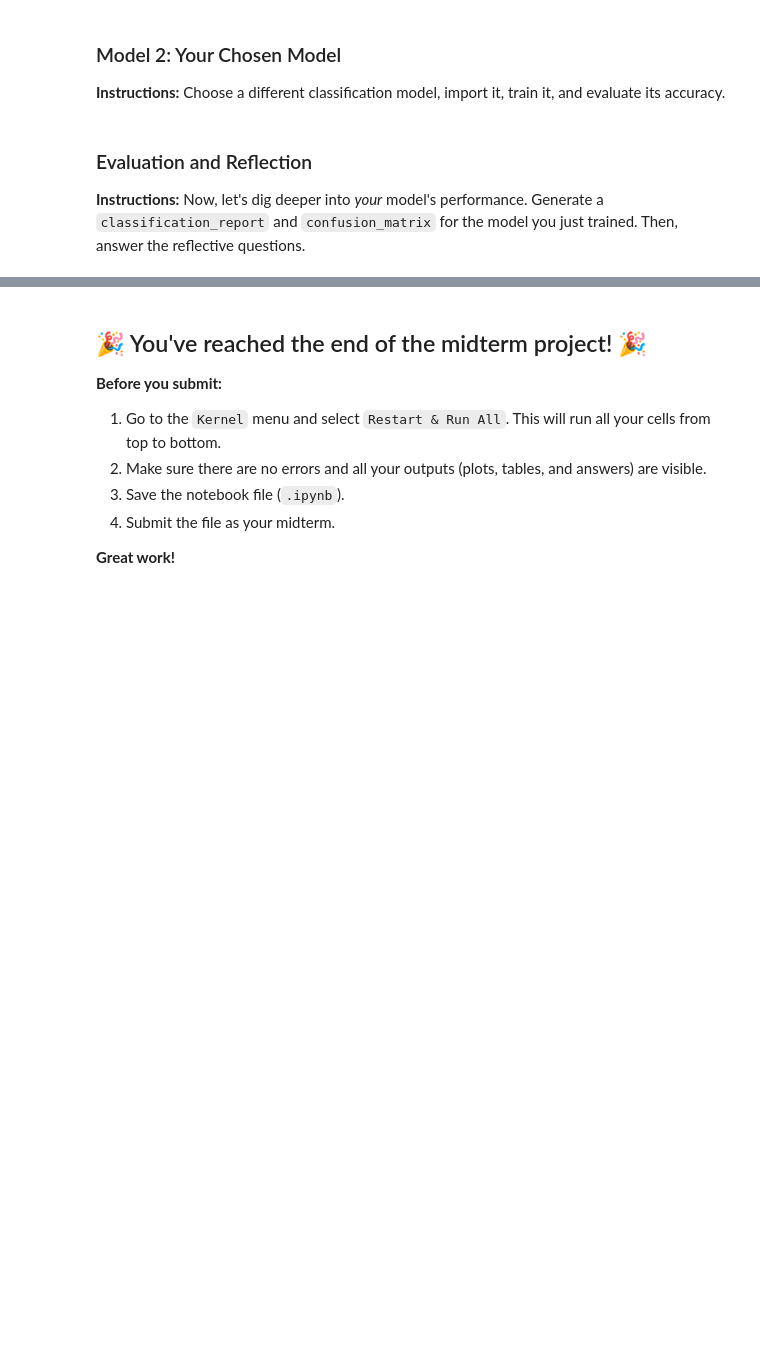
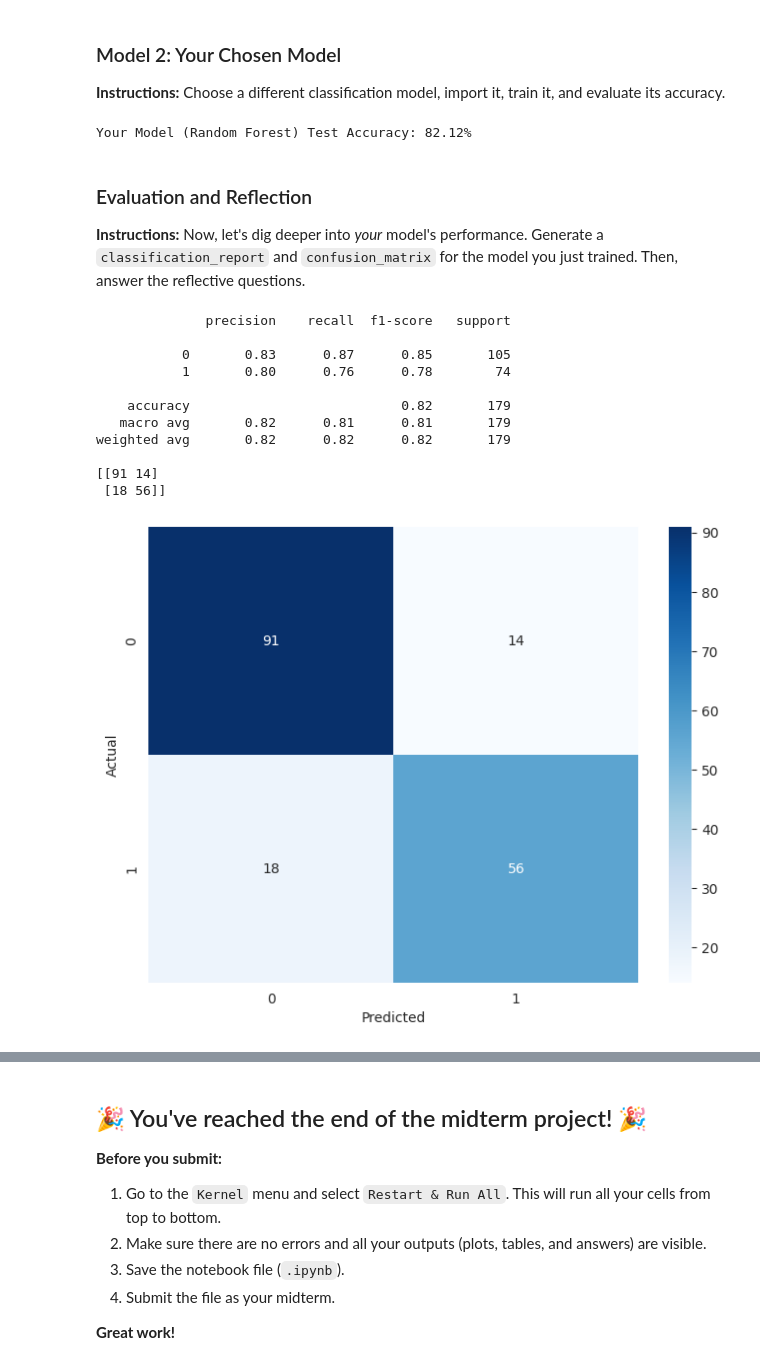
Before and after one commit to melanievillela/ITAI-1371-ML-Labs, a Jupyter notebook: 1371 Intro to Machine Learning/midterm/MT_MelanieVillela_ITAI1371.ipynb, the cells around one changed output, grey strips where cells are left out. Saved outputs shown, nothing was run; the diff lists cells and outputs as text; code cells hidden in the pictures; blank space fills up the shorter version.

```diff
--- a/1371 Intro to Machine Learning/midterm/MT_MelanieVillela_ITAI1371.ipynb
+++ b/1371 Intro to Machine Learning/midterm/MT_MelanieVillela_ITAI1371.ipynb
@@ -275,7 +275,7 @@ elif 'Sex' in df.columns:
 print("--- Encoding Example: Sex ---")
 print(df[['sex' if 'sex' in df.columns else 'Sex', 'sex_encoded']].head())
 
-pd.get_dummies(df, columns=['Embarked'], drop_first=True)
+df = pd.get_dummies(df, columns=['Embarked'], drop_first=True, dtype=int)
 
 print("--- Dataframe after your encoding ---")
 print(df.head())
@@ -333,6 +333,7 @@ from sklearn.metrics import accuracy_score, classification_report, confusion_mat
 
 # Drop non-numeric or irrelevant columns before defining features
 df_model = df.copy()
+df_model = df_model.replace({True: 1, False: 0})
 df_model = df_model.select_dtypes(include=np.number).dropna()
 
 if 'PassengerId' in df_model.columns:
@@ -377,48 +378,54 @@ Baseline Model (Logistic Regression) Test Accuracy: 81.01%
 # %%
 # --- ENTER YOUR CODE HERE ---
 # 1. Import your chosen model class
-# from sklearn.ensemble import RandomForestClassifier
+from sklearn.ensemble import RandomForestClassifier
 
 # 2. Create an instance of your model
-# my_model = RandomForestClassifier(random_state=42)
+my_model = RandomForestClassifier(random_state=42)
 
 # 3. Train your model on the training data
-# my_model.fit(X_train, y_train)
+my_model.fit(X_train, y_train)
 
 # 4. Make predictions on the test data
-# y_pred_my_model = my_model.predict(X_test)
+y_pred_my_model = my_model.predict(X_test)
 
 # 5. Calculate the accuracy of your model
-# acc_my_model = accuracy_score(y_test, y_pred_my_model)
+acc_my_model = accuracy_score(y_test, y_pred_my_model)
 
-# print(f"Your Model (...) Test Accuracy: {acc_my_model:.2%}")
-
-
-
-# --- END OF YOUR CODE ---
+print(f"Your Model (Random Forest) Test Accuracy: {acc_my_model:.2%}")
+# %% [output]
+Your Model (Random Forest) Test Accuracy: 82.12%
 # %% [markdown]
 ### Evaluation and Reflection
 
 **Instructions:** Now, let's dig deeper into *your* model's performance. Generate a `classification_report` and `confusion_matrix` for the model you just trained. Then, answer the reflective questions.
 # %%
-# --- ENTER YOUR CODE HERE ---
 # Generate and print the classification report for your model
-# print(classification_report(y_test, y_pred_my_model))
+print(classification_report(y_test, y_pred_my_model))
 
 # Generate and print the confusion matrix for your model
-# cm = confusion_matrix(y_test, y_pred_my_model)
-# print(cm)
+cm = confusion_matrix(y_test, y_pred_my_model)
+print(cm)
 
 # Optional: Visualize the confusion matrix
-# plt.figure(figsize=(8, 6))
-# sns.heatmap(cm, annot=True, fmt='d', cmap='Blues')
-# plt.xlabel('Predicted')
-# plt.ylabel('Actual')
-# plt.show()
-
-
-
-# --- END OF YOUR CODE ---
+plt.figure(figsize=(8, 6))
+sns.heatmap(cm, annot=True, fmt='d', cmap='Blues')
+plt.xlabel('Predicted')
+plt.ylabel('Actual')
+plt.show()
+# %% [output]
+              precision    recall  f1-score   support
+
+           0       0.83      0.87      0.85       105
+           1       0.80      0.76      0.78        74
+
+    accuracy                           0.82       179
+   macro avg       0.82      0.81      0.81       179
+weighted avg       0.82      0.82      0.82       179
+
+[[91 14]
+ [18 56]]
+[figure, added]
 # %% [markdown]
 **Reflection Questions:**
 
```
Also changed, not shown: parts of 5 cells of this notebook.
